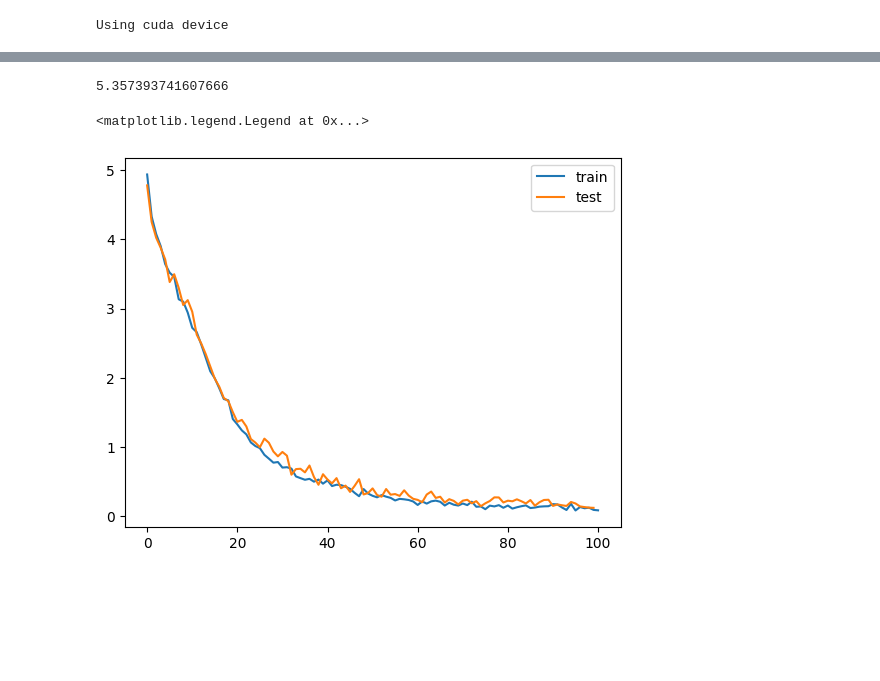
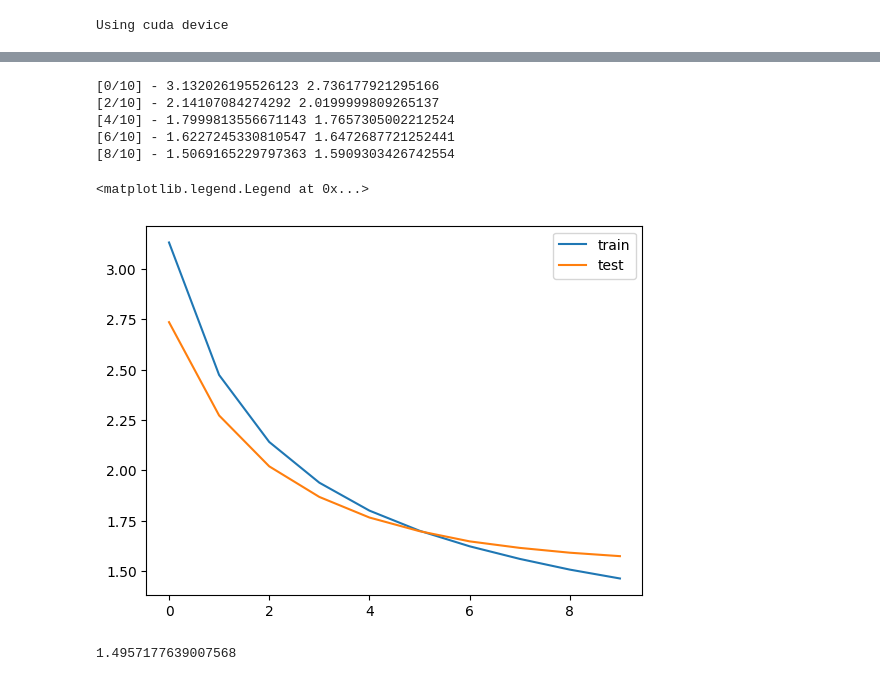
Before and after one commit to taimoon/deep-learning-note, a Jupyter notebook: FAKENEWS RNN.ipynb, the cells around one changed output, grey strips where cells are left out. Drawn from its saved outputs; the diff is of its cells as text; code cells hidden in the pictures; blank space fills up the shorter version.

```diff
--- a/FAKENEWS RNN.ipynb
+++ b/FAKENEWS RNN.ipynb
@@ -193,0 +192,15 @@ KeyboardInterrupt:
+# %%
+def test(model,encoded,batch_sz,seq_len):
+    model.eval()
+    with torch.no_grad():
+        h = model.init_hidden(batch_sz)
+        acm_loss = []
+        for X,y in get_batches(encoded,batch_sz,seq_len):
+            X = X.to(device)
+            y = y.to(device)
+            h = tuple([each.data.to(device) for each in h])
+
+            pred,h = model(X)
+            loss = loss_fn(pred,y.view(batch_sz*seq_len))
+            acm_loss.append(loss)
+    return torch.mean(torch.tensor(acm_loss))
@@ -194,17 +229,45 @@ KeyboardInterrupt:
+# %%
+model = Char_RNN_Model(30,512,2,len(str_to_idx)).to(device)
+# %%
+train_losses = []
+test_losses = []
+n = int(len(encoded)*0.5)
+train_data, test_data = encoded[:n],encoded[n:]
+# %%
+optimizer = torch.optim.Adam(model.parameters(), lr=0.001)
+epochs = 10
+print_every = 2
+seq_len = 150
+batch_sz = 32
+
+for i in range(epochs):
+    train_loss = train(model,train_data,optimizer,batch_sz,seq_len)
+    train_losses.append(train_loss.item())
+    test_loss = test(model,test_data,batch_sz,seq_len)
+    test_losses.append(test_loss.item())
+    if i % print_every == 0:
+        print(f"[{i}/{epochs}] - {train_loss.item()} {test_loss.item()}")
+# %% [output]
+[0/10] - 3.132026195526123 2.736177921295166
+[2/10] - 2.14107084274292 2.0199999809265137
+[4/10] - 1.7999813556671143 1.7657305002212524
+[6/10] - 1.6227245330810547 1.6472687721252441
+[8/10] - 1.5069165229797363 1.5909303426742554
+# %%
+k = 1
+plt.plot(train_losses[::k],label='train')
+plt.plot(test_losses[::k],label='test')
+plt.legend()
+# %% [output]
+<matplotlib.legend.Legend at 0x...>
+[figure, added]
 # %%
 with torch.no_grad():
-    _,sent = next(test_dataset)
-    X,y = contextualize(sent)
-    pred = model(X)
-    loss = loss_fn(pred,y)
+    X,y = next(get_batches(encoded,batch_sz,seq_len))
+    X = X.to(device)
+    y = y.to(device)
+    pred,h = model(X)
+    loss = loss_fn(pred,y.view(batch_sz*seq_len))
     print(loss.item())
 # %% [output]
-5.357393741607666
+1.4957177639007568
-# %%
-k = 50
-plt.plot(train_lossi[::k],label='train')
-plt.plot(test_lossi[::k],label='test')
-plt.legend()
-# %% [output]
-<matplotlib.legend.Legend at 0x...>
-[figure, removed]
```
Also changed, not shown: parts of 22 cells of this notebook.
